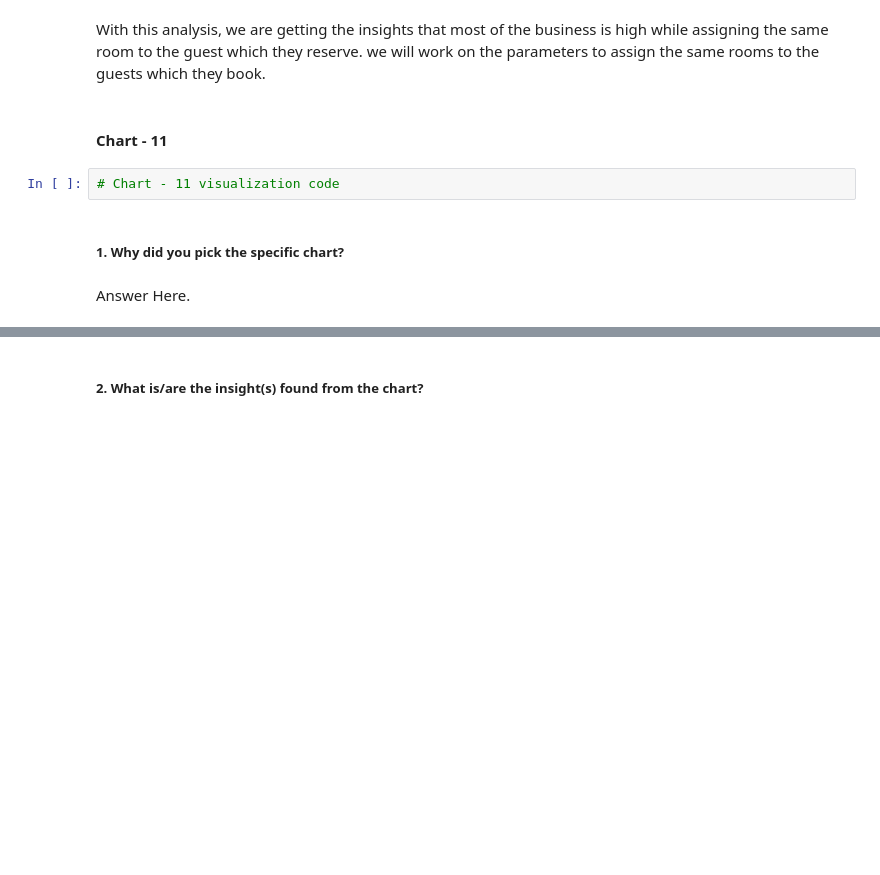
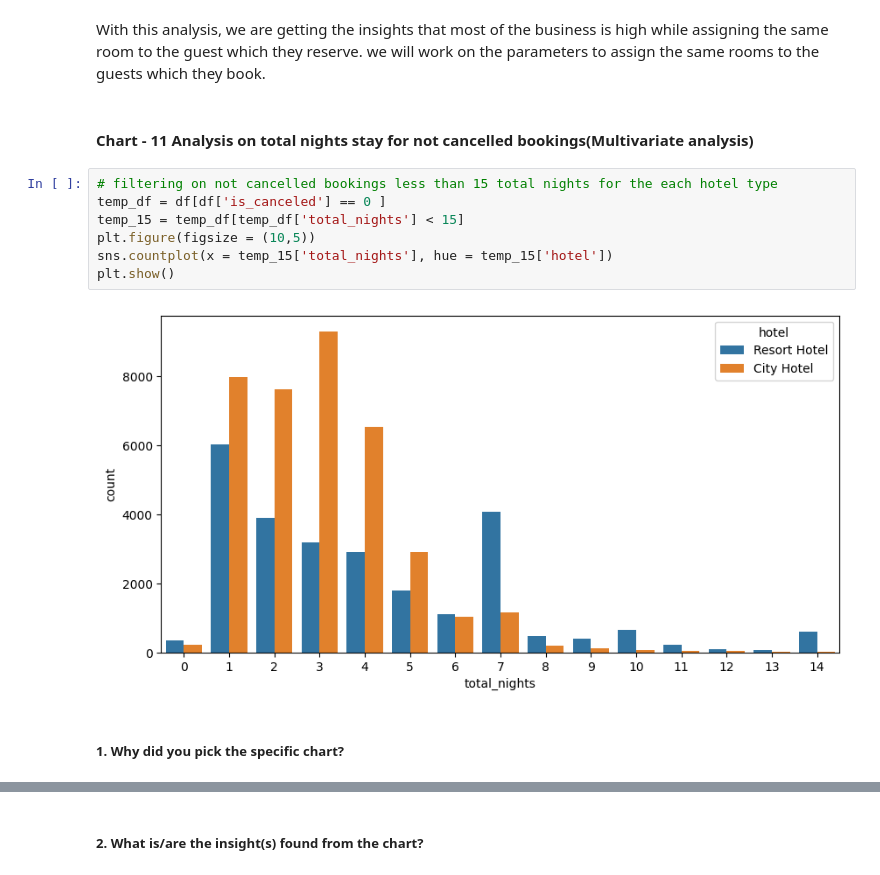
Before and after one commit to Jamal1018/EDA_Hotel_booking_analysis, a Jupyter notebook: EDA_on_Hotel_Booking_Analysis.ipynb, the cells around one changed output, grey strips where cells are left out. Saved outputs shown, nothing was run; the diff lists cells and outputs as text; blank space fills up the shorter version.

```diff
--- a/EDA_on_Hotel_Booking_Analysis.ipynb
+++ b/EDA_on_Hotel_Booking_Analysis.ipynb
@@ -946,11 +946,16 @@ whereas if the same room is not assigned which is reserved while booking  is hav
 Are there any insights that lead to negative growth? Justify with specific reason.
 # %% [markdown]
 With this analysis, we are getting the insights that most of the business is high while assigning the same room to the guest which they reserve. we will work on the parameters to assign the same rooms to the guests which they book.
-# %% [markdown]
-#### Chart - 11
-# %%
-# Chart - 11 visualization code
+# %% [markdown]
+#### Chart - 11 Analysis on total nights stay for not cancelled bookings(Multivariate analysis)
+# %%
+# filtering on not cancelled bookings less than 15 total nights for the each hotel type
+temp_df = df[df['is_canceled'] == 0 ]
+temp_15 = temp_df[temp_df['total_nights'] < 15]
+plt.figure(figsize = (10,5))
+sns.countplot(x = temp_15['total_nights'], hue = temp_15['hotel'])
+plt.show()
+# %% [output]
+[figure, added]
 # %% [markdown]
 ##### 1. Why did you pick the specific chart?
-# %% [markdown]
-Answer Here.
```
Also changed, not shown: parts of 13 cells of this notebook.
